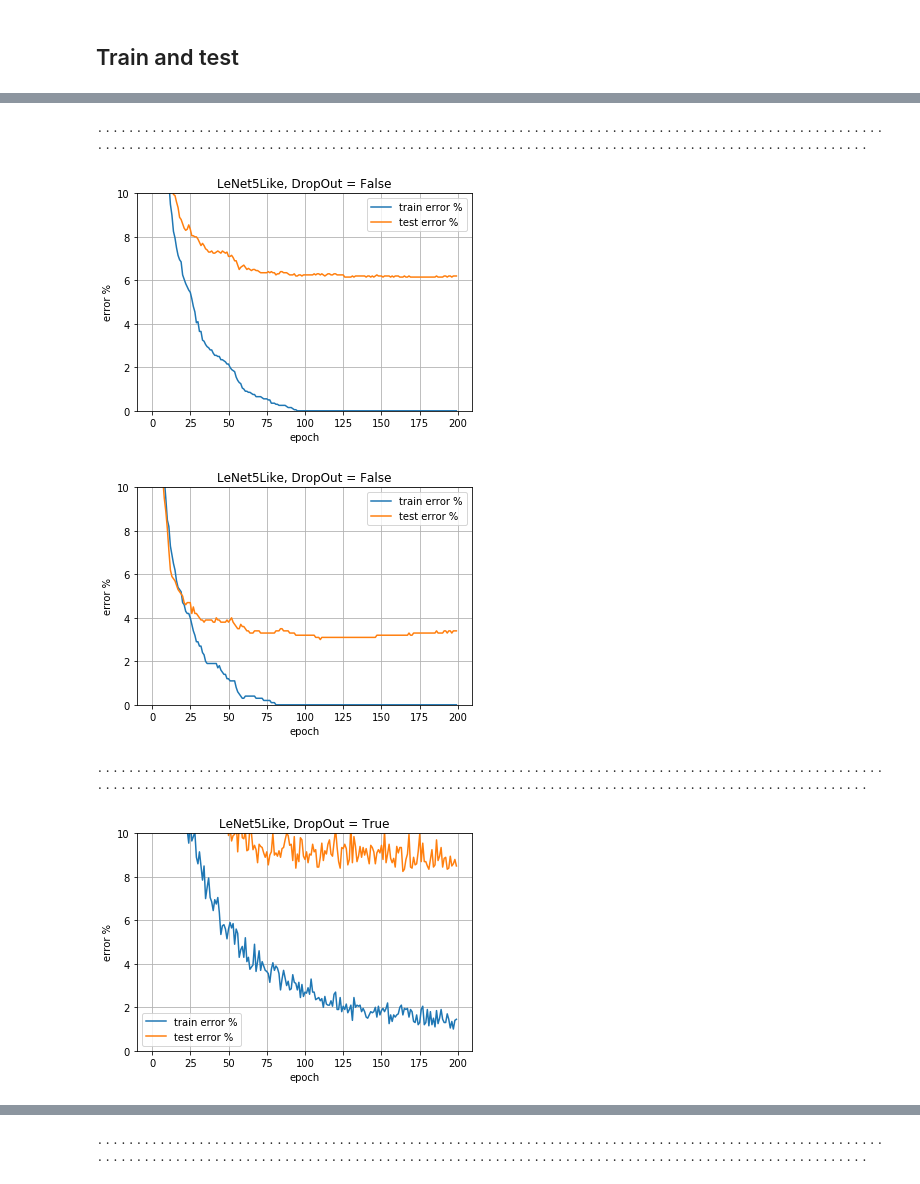
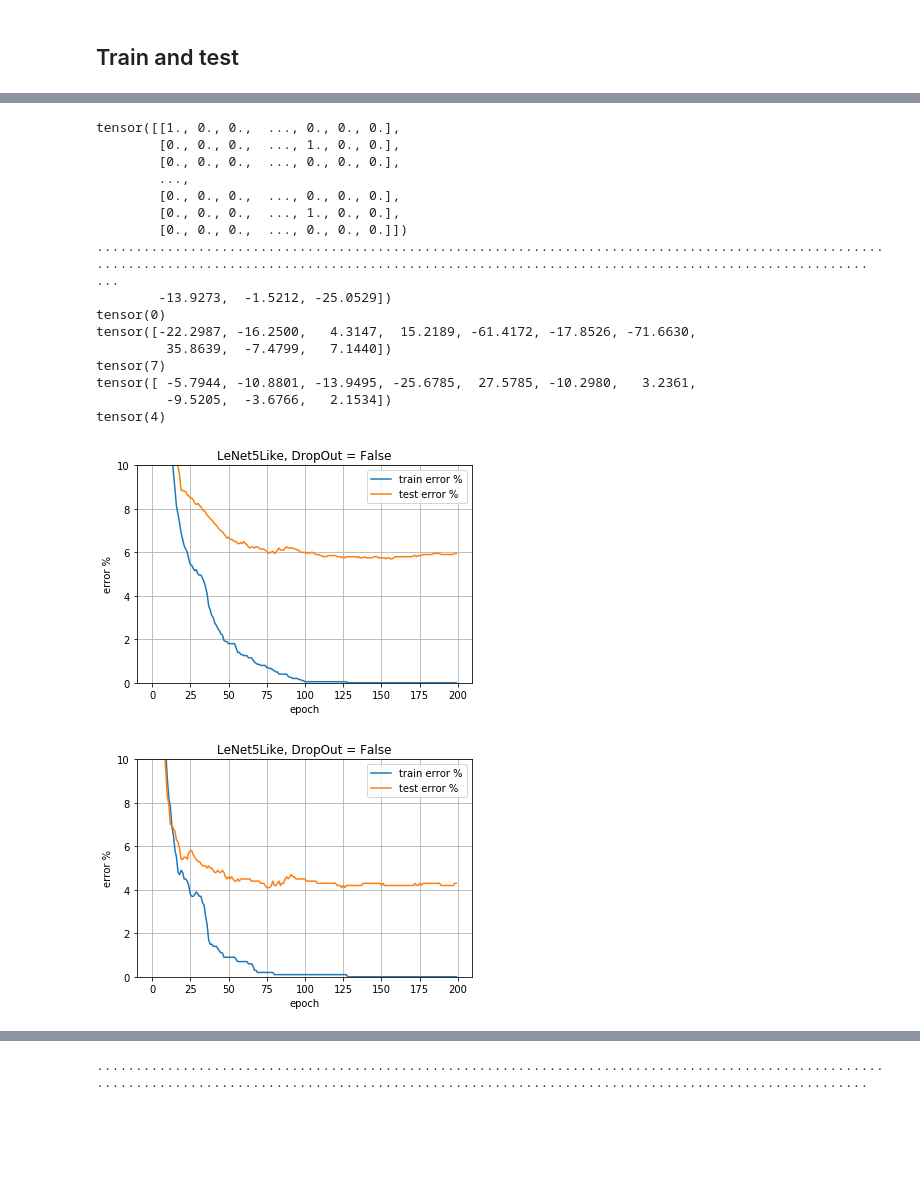
Before and after one commit to Didi-26/DeepLearningProjects, a Jupyter notebook: Proj1/Didier/train2ndmethod.ipynb, the cells around one changed output, grey strips where cells are left out. Cells and saved outputs as stored; diff of their text form; code cells hidden in the pictures; blank space fills up the shorter version.

```diff
--- a/Proj1/Didier/train2ndmethod.ipynb
+++ b/Proj1/Didier/train2ndmethod.ipynb
@@ -293,6 +299,7 @@ def train(model, train_input, train_target, test_input, test_target,test_target_
             output = model(train_input.narrow(0, b, batch_size))
             train_target_batch = train_target.narrow(0, b, batch_size)
             loss = criterion(output, train_target_batch)
+            #print(loss.item())
             optimizer.zero_grad()
             loss.backward()
             optimizer.step()
@@ -305,6 +312,8 @@ def train(model, train_input, train_target, test_input, test_target,test_target_
             train_errors_final.append(compute_errors_final(output_train,train_target_final))
             # Compute test error
             output_test = model(test_input)
+            if (e == 199):
+                print(output_test)
             test_errors.append(compute_errors(output_test, test_target))
             # Compute the test smaller/bigger prediction
             test_errors_final.append(compute_errors_final(output_test,test_target_final))
@@ -321,6 +330,8 @@ def train2(model, train_input, train_target, test_input, test_target,test_target
 
 
     criterion = criteria
+
+    print(criterion)
 
     train_errors = []
     train_errors_final = []
@@ -344,18 +355,30 @@ def train2(model, train_input, train_target, test_input, test_target,test_target
         with torch.no_grad():
             # Compute train error
             output_train = model(train_input)
-            train_errors.append(compute_errors2(output_train, train_target))
-            # Compute the train smaller/bigger prediction
-            train_errors_final.append(compute_errors_final(output_train,train_target_final))
+            if (criterion == MSELoss()):
+                print("ggg")
+                train_errors.append(compute_errors(output_train, train_target))
+            else:
+                train_errors.append(compute_errors2(output_train, train_target))
             # Compute test error
             output_test = model(test_input)
-            test_errors.append(compute_errors2(output_test, test_target))
+            if (e == 199):
+                print(output_test[0])
+                print(test_target[0])
+                print(output_test[1])
+                print(test_target[1])
+                print(output_test[2])
+                print(test_target[2])
+            if (criterion == nn.MSELoss()):
+                test_errors.append(compute_errors(output_test, test_target))
+            else:
+                test_errors.append(compute_errors2(output_test, test_target))
             # Compute the test smaller/bigger prediction
             test_errors_final.append(compute_errors_final(output_test,test_target_final))
 
     return train_errors, test_errors, train_errors_final,test_errors_final
 # %%
-def plot_errors(train_errors, test_errors, title,ylim = 40):
+def plot_errors(train_errors, test_errors, title,ylim = 100):
     plt.title(title)
     plt.xlabel('epoch')
     plt.ylabel('error %')
@@ -405,6 +464,6 @@ del model
 # %%
 # LeNet5 Model
-for dropout in [False, True] :
+for dropout in [False]#[False, True] :
     model = LeNet5Like(dropout=dropout)
     train_errors, test_errors, train_errors_final, test_errors_final = train(model, train_input, train_target, test_input, test_target,test_target_final)
     plot_errors(train_errors, test_errors, 'LeNet5Like, DropOut = {}'.format(dropout),10)
@@ -420,14 +497,28 @@ for dropout in [False, True] :
 # %%
 # LeNet5 Model with CrossEntropy
-for dropout in [False, True] :
+print(test_target)
+for dropout in [False]:#[False, True] :
     model = LeNet5Like(dropout=dropout)
     train_errors, test_errors, train_errors_final, test_errors_final = train2(model, train_input, train_classes.reshape(2*N), test_input, test_classes.reshape(2*N),test_target_final,nn.CrossEntropyLoss())
     plot_errors(train_errors, test_errors, 'LeNet5Like, DropOut = {}'.format(dropout),10)
     plot_errors(train_errors_final, test_errors_final, 'LeNet5Like, DropOut = {}'.format(dropout),10)
     del model
 # %% [output]
-........................................................................................................................................................................................................
+tensor([[1., 0., 0.,  ..., 0., 0., 0.],
+        [0., 0., 0.,  ..., 1., 0., 0.],
+        [0., 0., 0.,  ..., 0., 0., 0.],
+        ...,
+        [0., 0., 0.,  ..., 0., 0., 0.],
+        [0., 0., 0.,  ..., 1., 0., 0.],
+        [0., 0., 0.,  ..., 0., 0., 0.]])
+........................................................................................................................................................................................................ ...
+        -13.9273,  -1.5212, -25.0529])
+tensor(0)
+tensor([-22.2987, -16.2500,   4.3147,  15.2189, -61.4172, -17.8526, -71.6630,
+         35.8639,  -7.4799,   7.1440])
+tensor(7)
+tensor([ -5.7944, -10.8801, -13.9495, -25.6785,  27.5785, -10.2980,   3.2361,
+         -9.5205,  -3.6766,   2.1534])
+tensor(4)
-[figure, old version]
+[figure, new version]
-[figure, old version]
+[figure, new version]
-........................................................................................................................................................................................................
-[figure, removed]
```
Also changed, not shown: parts of 10 cells of this notebook, 1 other file.
